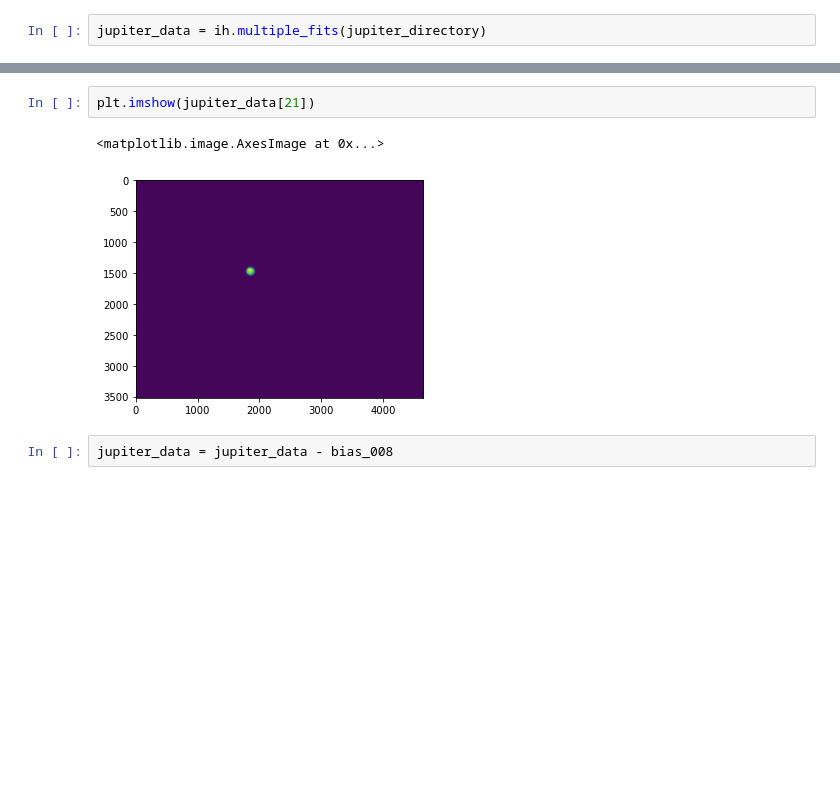
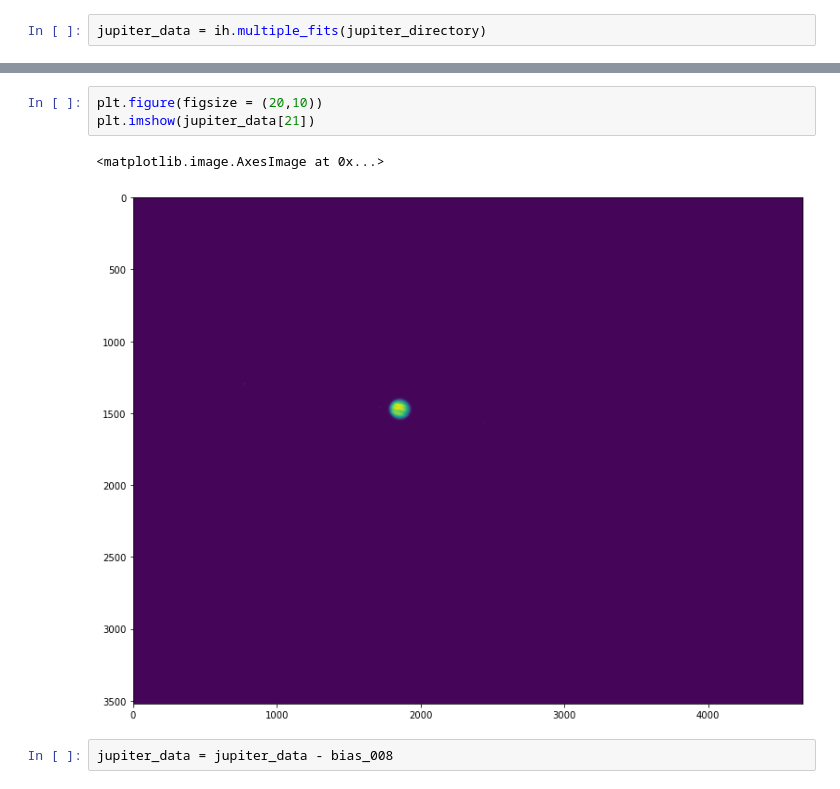
Before and after one commit to DIaDaynaDay/jupiter-insight, a Jupyter notebook: jupiter_centering.ipynb, the cells around one changed output, grey strips where cells are left out. Cells and saved outputs as stored; diff of their text form; blank space fills up the shorter version.

```diff
--- a/jupiter_centering.ipynb
+++ b/jupiter_centering.ipynb
@@ -50,8 +54,9 @@ plt.imshow(jupiter_data[0])
 # %%
+plt.figure(figsize = (20,10))
 plt.imshow(jupiter_data[21])
 # %% [output]
 <matplotlib.image.AxesImage at 0x...>
-[figure, old version]
+[figure, new version]
 # %%
 jupiter_data = jupiter_data - bias_008
 # %%
```
Also changed, not shown: parts of 9 cells of this notebook, 1 other file.
